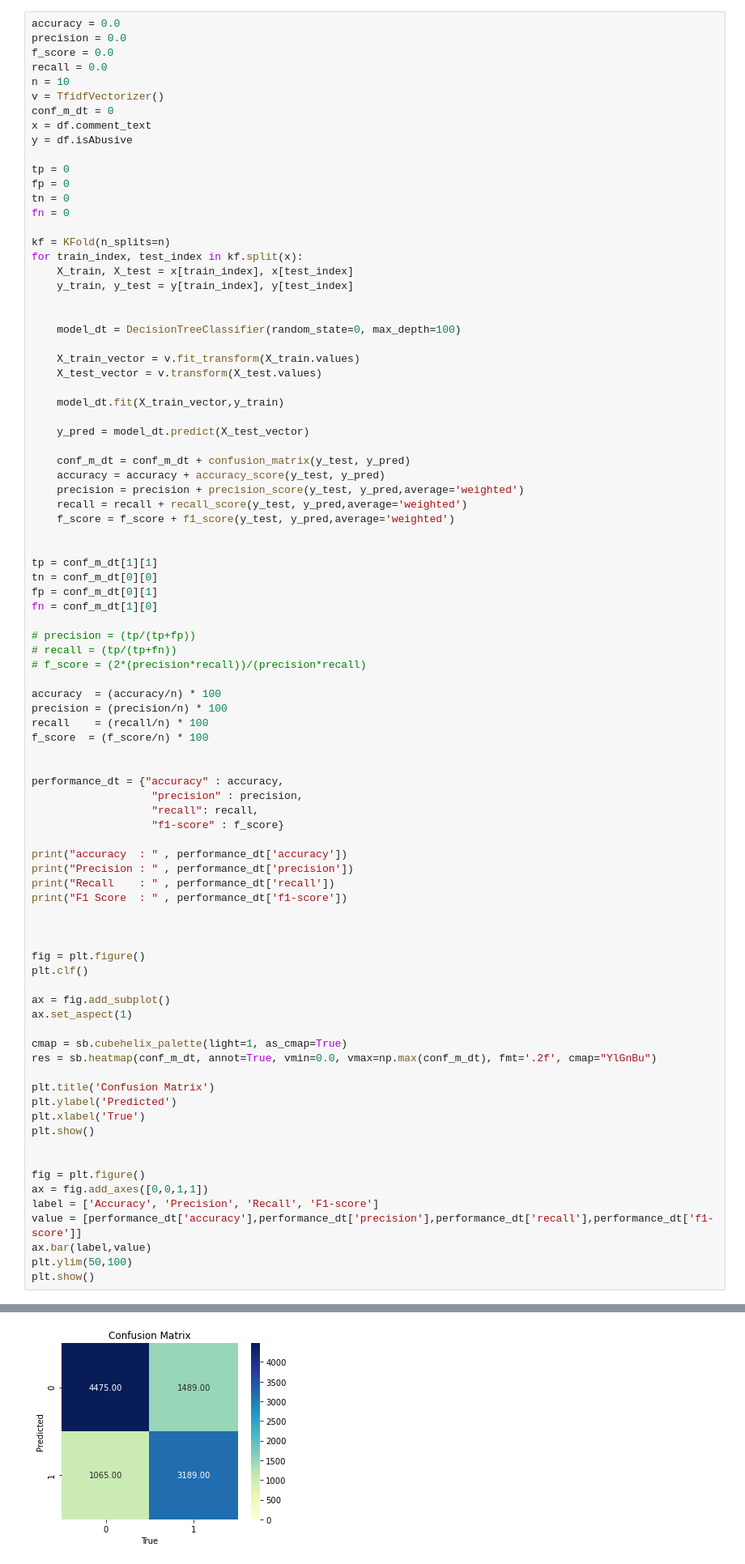
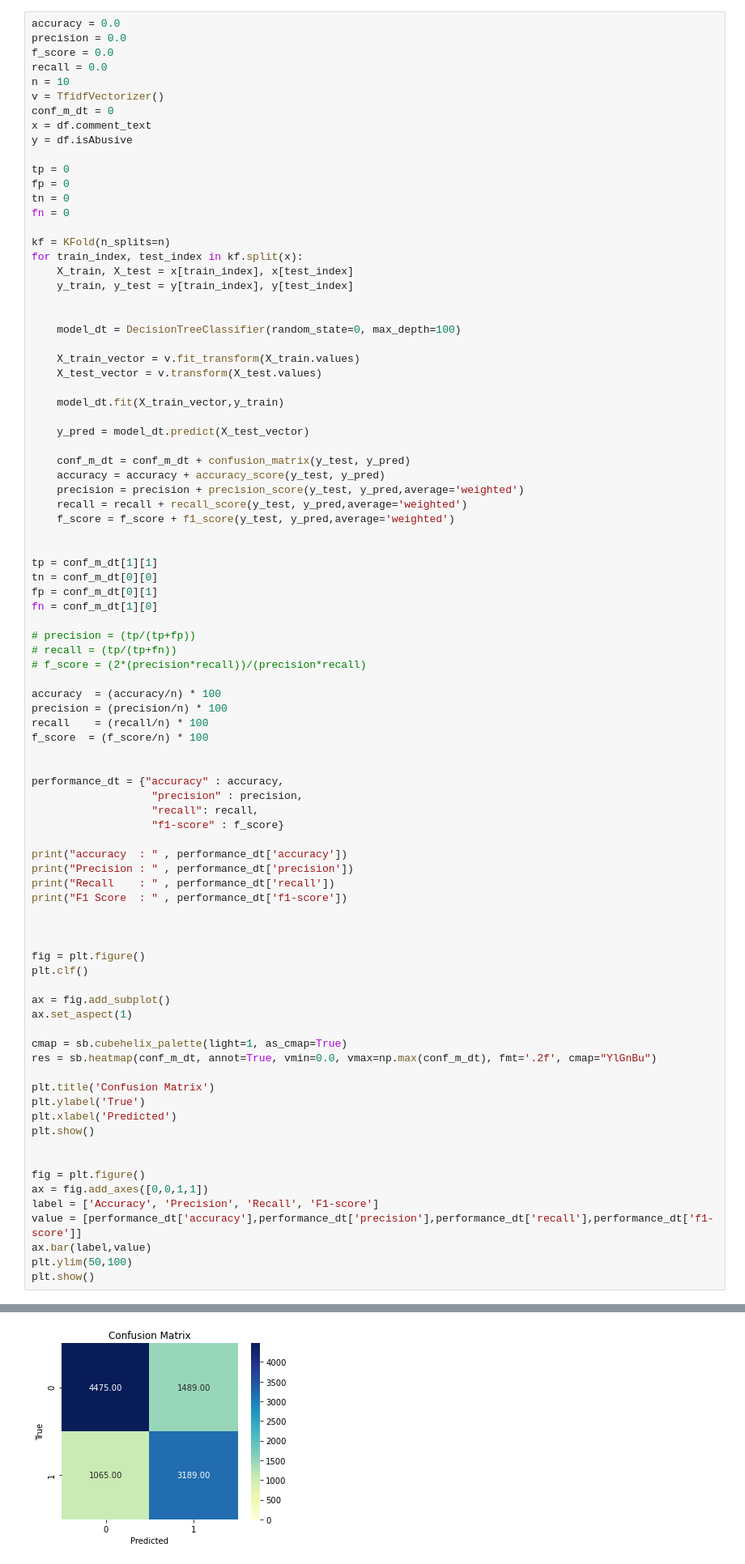
Before and after one commit to Shahriar1212/Pattern-Recognation-Project, a Jupyter notebook: pattern_project.ipynb, the cells around one changed output, grey strips where cells are left out. Shown at 81% size. Cells and saved outputs as stored; diff of their text form.

```diff
--- a/pattern_project.ipynb
+++ b/pattern_project.ipynb
@@ -363,36 +363,36 @@ print("Precision : " , performance_dt['precision'])
 print("Recall    : " , performance_dt['recall'])
 print("F1 Score  : " , performance_dt['f1-score'])
 
 
 
 fig = plt.figure()
 plt.clf()
 
 ax = fig.add_subplot()
 ax.set_aspect(1)
 
 cmap = sb.cubehelix_palette(light=1, as_cmap=True)
 res = sb.heatmap(conf_m_dt, annot=True, vmin=0.0, vmax=np.max(conf_m_dt), fmt='.2f', cmap="YlGnBu")
 
 plt.title('Confusion Matrix')
-plt.ylabel('Predicted')
-plt.xlabel('True')
+plt.ylabel('True')
+plt.xlabel('Predicted')
 plt.show()
 
 
 fig = plt.figure()
 ax = fig.add_axes([0,0,1,1])
 label = ['Accuracy', 'Precision', 'Recall', 'F1-score']
 value = [performance_dt['accuracy'],performance_dt['precision'],performance_dt['recall'],performance_dt['f1-score']]
 ax.bar(label,value)
 plt.ylim(50,100)
 plt.show()
 # %% [output]
 accuracy  :  75.00481090830333
 Precision :  95.41603410279056
 Recall    :  75.00481090830333
 F1 Score  :  83.48920728952447
-[figure, old version]
+[figure, new version]
 [figure]
 # %% [markdown]
 ## Random Forrest
```
Also changed, not shown: parts of 4 cells of this notebook.
